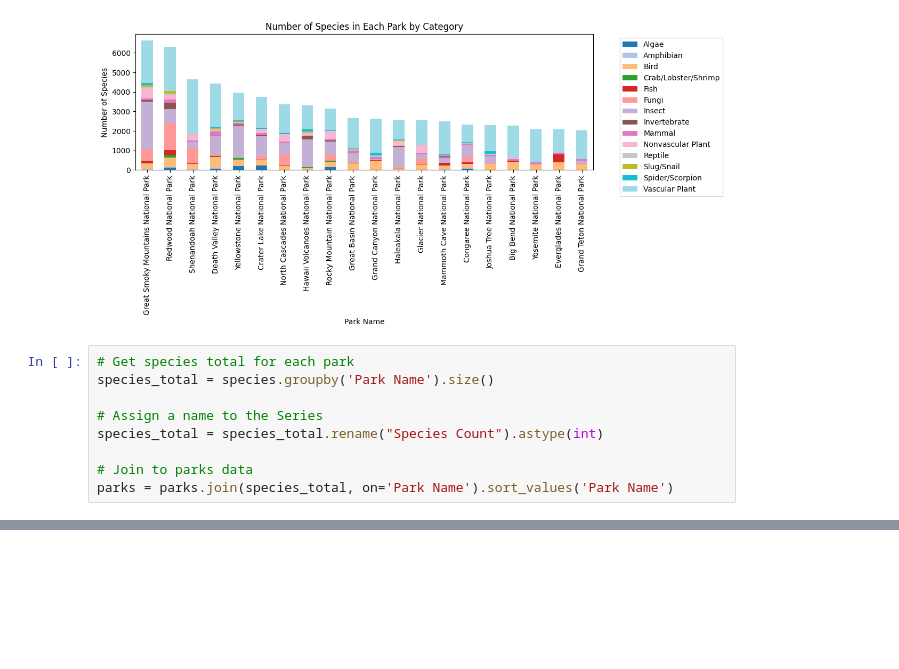
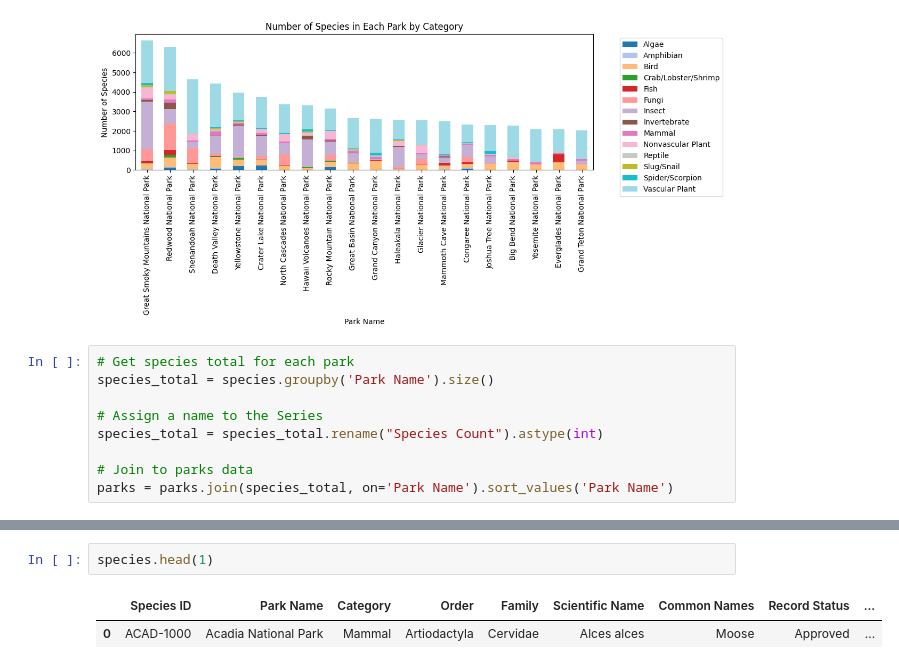
Before and after one commit to elijahsandler/nps-biodiversity, a Jupyter notebook: initial_viz.ipynb, the cells around one changed output, grey strips where cells are left out. Cells and saved outputs as stored; diff of their text form; blank space fills up the shorter version.

```diff
--- a/initial_viz.ipynb
+++ b/initial_viz.ipynb
@@ -125,0 +128,5 @@ plt.show()
+# %%
+species.head(1)
+# %% [output]
+|  | Species ID | Park Name | Category | Order | Family | Scientific Name | Common Names | Record Status | ... |
+| 0 | ACAD-1000 | Acadia National Park | Mammal | Artiodactyla | Cervidae | Alces alces | Moose | Approved | ... |
```
Also changed, not shown: parts of 5 cells of this notebook.
